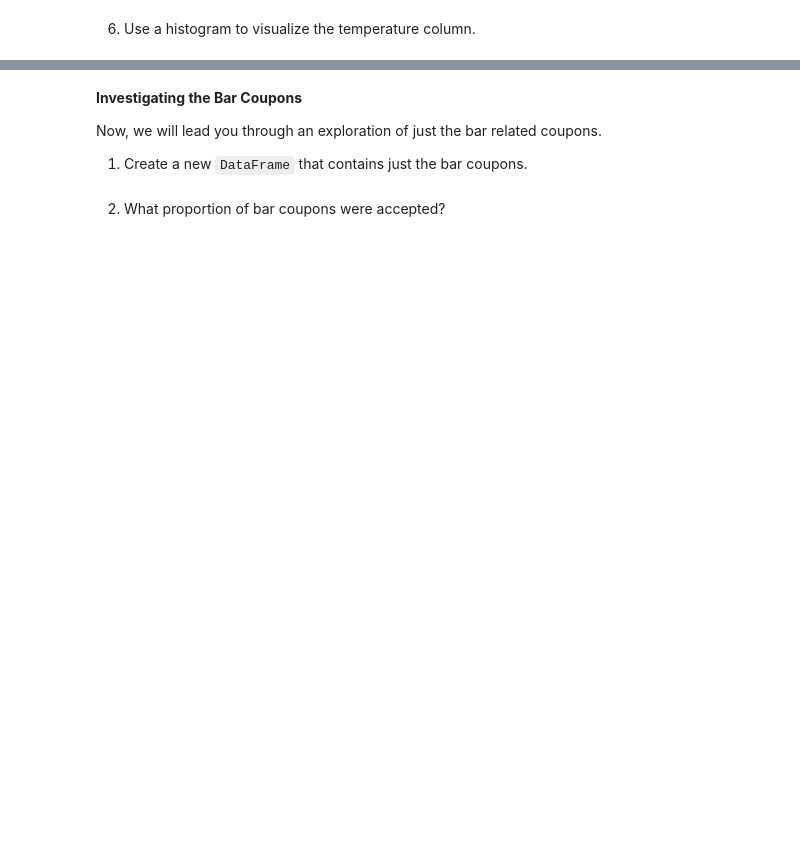
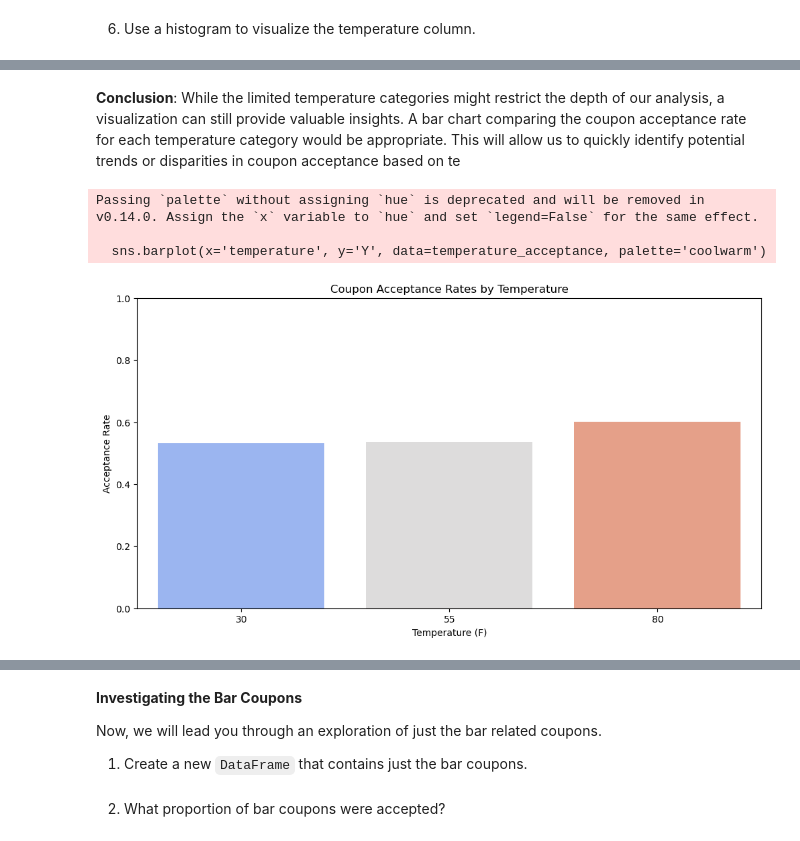
Before and after one commit to RSellathurai/MLAI-MOD5-PAA-01, a Jupyter notebook: prompt.ipynb, the cells around one changed output, grey strips where cells are left out. Drawn from its saved outputs; the diff is of its cells as text; code cells hidden in the pictures; blank space fills up the shorter version.

```diff
--- a/prompt.ipynb
+++ b/prompt.ipynb
@@ -147,0 +172,21 @@ plt.show()
+# %% [markdown]
+**Conclusion**:
+While the limited temperature categories might restrict the depth of our analysis, a visualization can still provide valuable insights.
+A bar chart comparing the coupon acceptance rate for each temperature category would be appropriate. This will allow us to quickly identify potential trends or disparities in coupon acceptance based on te
+# %%
+# Grouping the data by temperature and calculating the acceptance rates
+temperature_acceptance = data.groupby('temperature')['Y'].mean().reset_index()
+
+# Plotting the acceptance rates by temperature
+plt.figure(figsize=(12, 6))
+sns.barplot(x='temperature', y='Y', data=temperature_acceptance, palette='coolwarm')
+plt.title('Coupon Acceptance Rates by Temperature')
+plt.xlabel('Temperature (F)')
+plt.ylabel('Acceptance Rate')
+plt.ylim(0, 1)
+plt.show()
+# %% [output]
+Passing `palette` without assigning `hue` is deprecated and will be removed in v0.14.0. Assign the `x` variable to `hue` and set `legend=False` for the same effect.
+
+  sns.barplot(x='temperature', y='Y', data=temperature_acceptance, palette='coolwarm')
+[figure, added]
```
Also changed, not shown: parts of 52 cells of this notebook.
